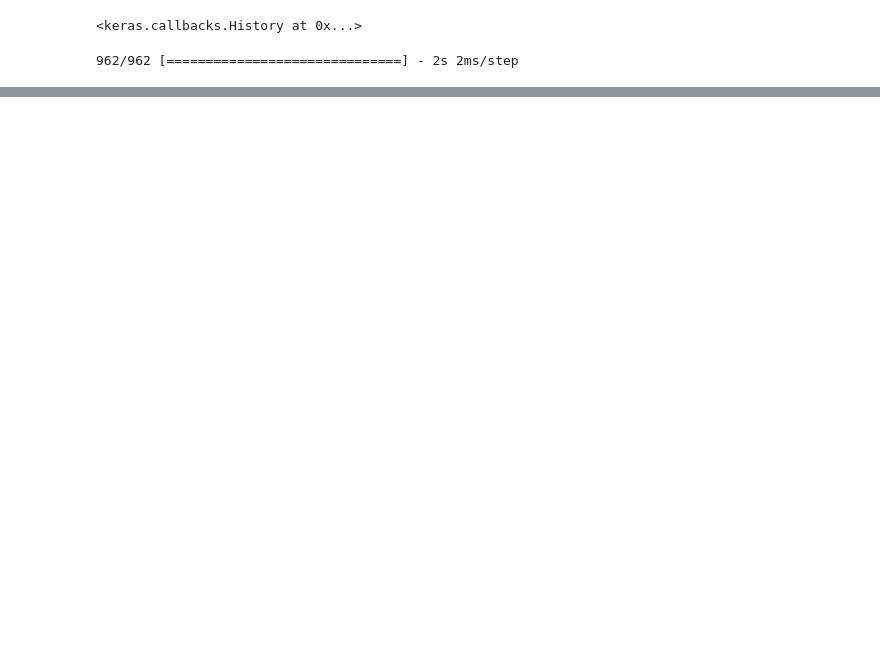
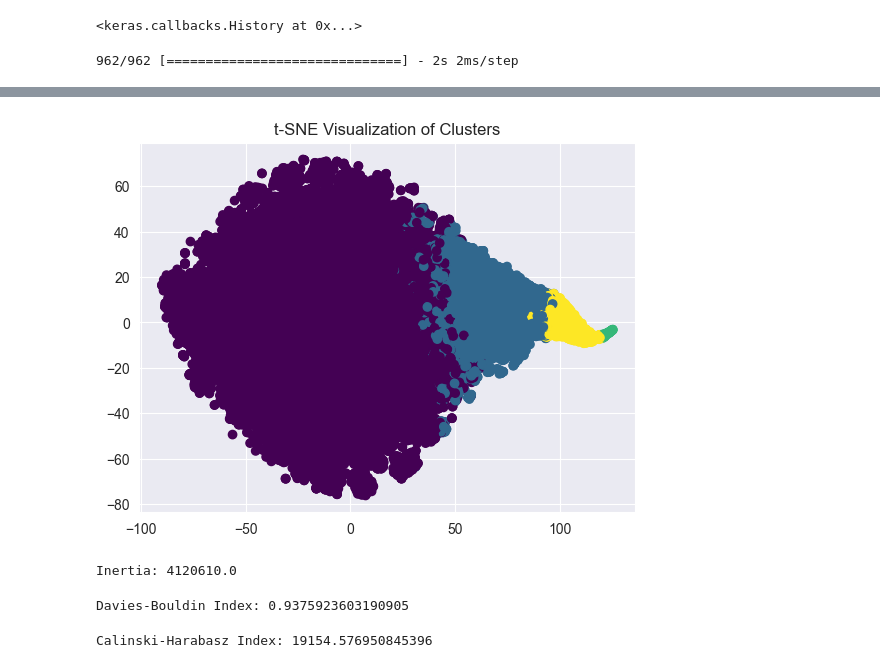
Before and after one commit to vimukthi69/DeepLearning_Project, a Jupyter notebook: Model1.ipynb, the cells around one changed output, grey strips where cells are left out. Drawn from its saved outputs; the diff is of its cells as text; code cells hidden in the pictures; blank space fills up the shorter version.

Commit message:
Done evaluation to the clustering model

```diff
--- a/Model1.ipynb
+++ b/Model1.ipynb
@@ -184,0 +207,28 @@ plt.show()
+# %%
+# 2D Visualization
+tsne = TSNE(n_components=2, random_state=42)
+embedded_clusters = tsne.fit_transform(encoded_reviews)
+
+plt.scatter(embedded_clusters[:, 0], embedded_clusters[:, 1], c=clustering_model.labels_, cmap='viridis')
+plt.title("t-SNE Visualization of Clusters")
+plt.show()
+# %% [output]
+[figure, added]
+# %%
+# Inertia
+inertia = clustering_model.inertia_
+print(f"Inertia: {inertia}")
+# %% [output]
+Inertia: 4120610.0
+# %%
+# Davies Bouldin Score
+db_index = davies_bouldin_score(encoded_reviews, clustering_model.labels_)
+print(f"Davies-Bouldin Index: {db_index}")
+# %% [output]
+Davies-Bouldin Index: 0.9375923603190905
+# %%
+# Calinski Harabasz Score
+ch_index = calinski_harabasz_score(encoded_reviews, clustering_model.labels_)
+print(f"Calinski-Harabasz Index: {ch_index}")
+# %% [output]
+Calinski-Harabasz Index: 19154.576950845396
```
Also changed, not shown: parts of 7 cells of this notebook.
